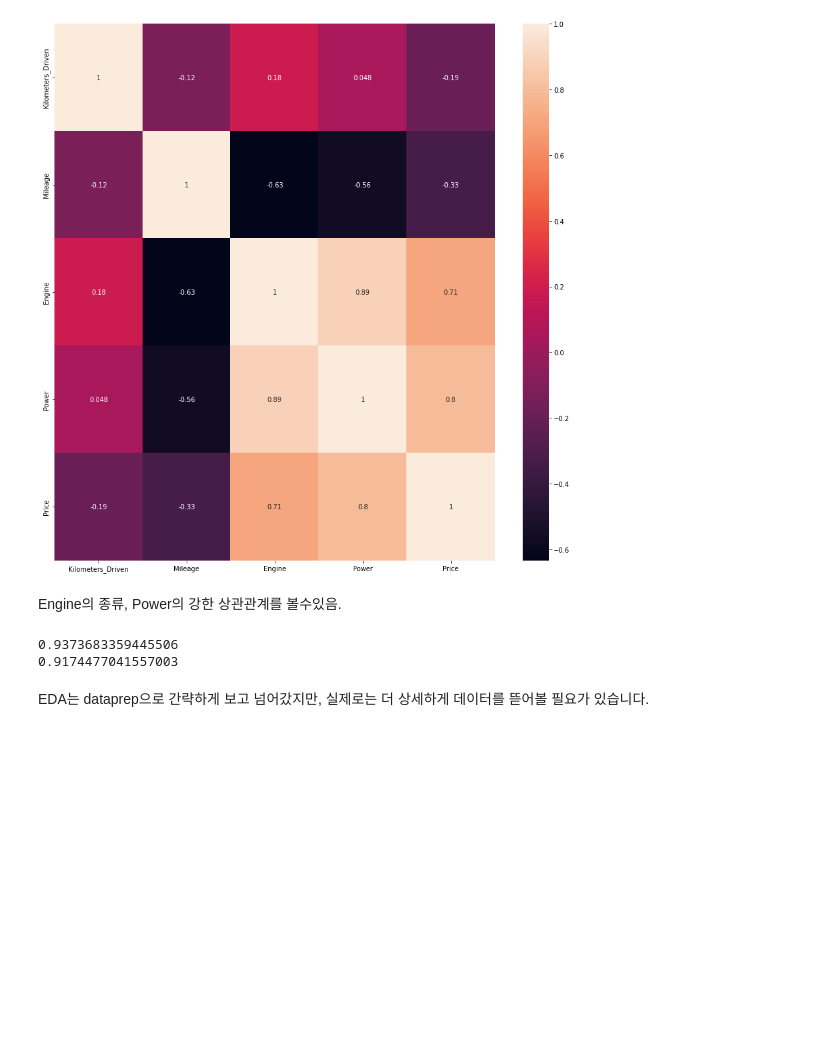
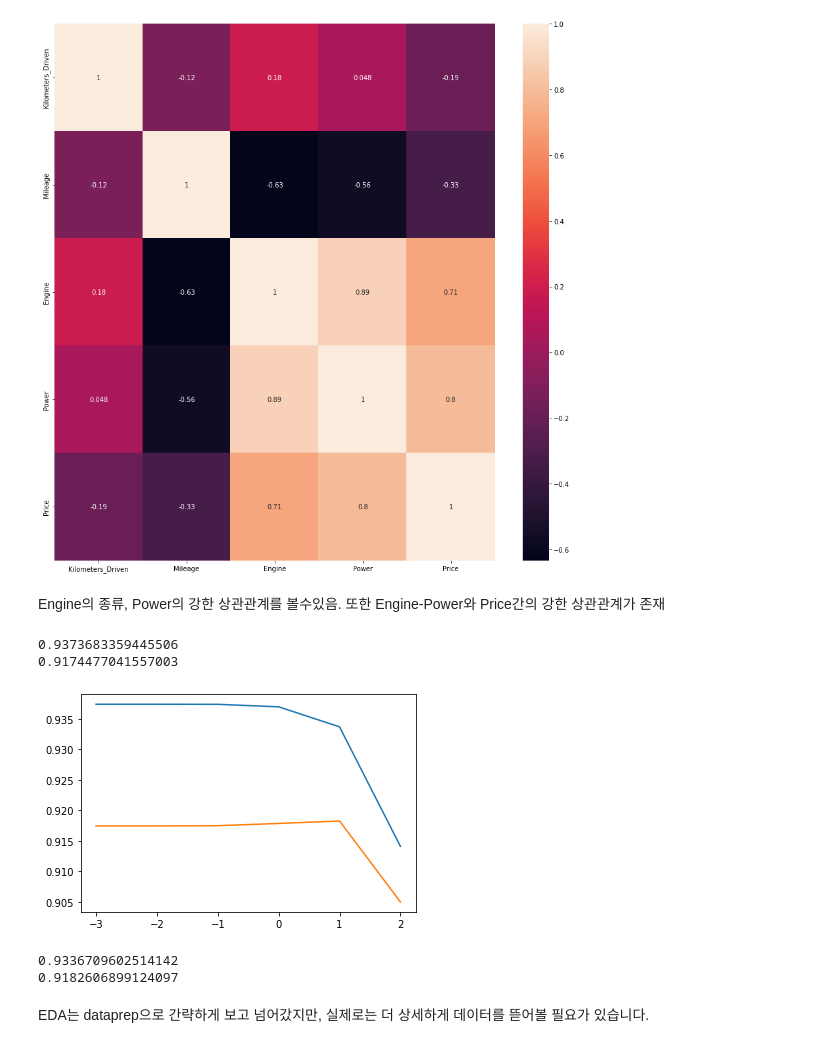
Before and after one commit to DongWooLeee/Tobigs19, a Jupyter notebook: [투빅스_19기_정규세션]_2주차_Regression_과제_2.ipynb, the cells around one changed output. Saved outputs shown, nothing was run; the diff lists cells and outputs as text; code cells hidden in the pictures; blank space fills up the shorter version.

```diff
--- a/[투빅스_19기_정규세션]_2주차_Regression_과제_2.ipynb
+++ b/[투빅스_19기_정규세션]_2주차_Regression_과제_2.ipynb
@@ -355,6 +355,7 @@ sns.heatmap(data = data[['Kilometers_Driven','Mileage','Engine','Power','Price']
 [figure]
 # %% [markdown]
 Engine의 종류, Power의 강한 상관관계를 볼수있음.
+또한 Engine-Power와 Price간의 강한 상관관계가 존재
 # %%
 from sklearn.model_selection import train_test_split
 from sklearn.linear_model import LinearRegression
@@ -376,6 +378,34 @@ print(model.score(X_test, y_test))
 # %% [output]
 0.9373683359445506
 0.9174477041557003
+# %%
+#Try Ridge
+from sklearn.linear_model import Ridge
+ridge=Ridge()
+
+train_score = []
+test_score=[]
+alpha_list = [0.001,0.01,0.1,1,10,100]
+for alpha in alpha_list:
+  ridge=Ridge(alpha=alpha)
+  ridge.fit(X_train, y_train)
+  train_score.append(ridge.score(X_train,y_train))
+  test_score.append(ridge.score(X_test, y_test))
+
+#시각화
+plt.plot(np.log10(alpha_list),train_score)
+plt.plot(np.log10(alpha_list),test_score)
+plt.show()
+# %% [output]
+[figure, added]
+# %%
+ridge=Ridge(alpha=10)
+ridge.fit(X_train, y_train)
+print(ridge.score(X_train,y_train))
+print(ridge.score(X_test,y_test))
+# %% [output]
+0.9336709602514142
+0.9182606899124097
 # %% [markdown]
 EDA는 dataprep으로 간략하게 보고 넘어갔지만, 실제로는 더 상세하게 데이터를 뜯어볼 필요가 있습니다.
 # %% [markdown]
```
Also changed, not shown: parts of 3 cells of this notebook.
